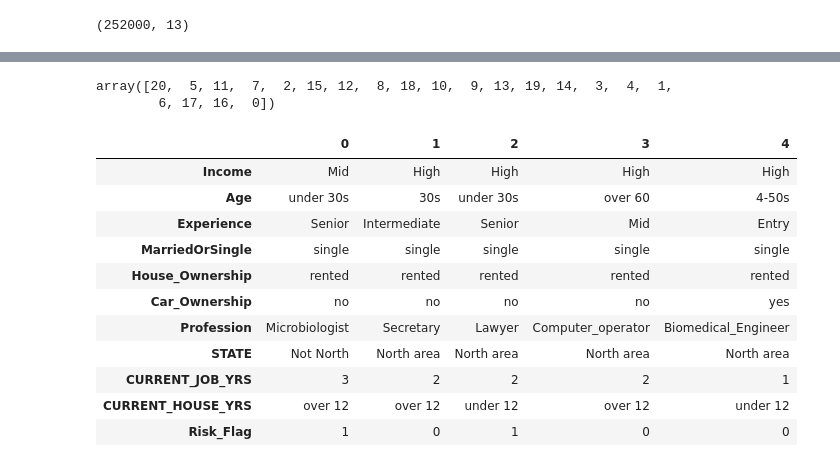
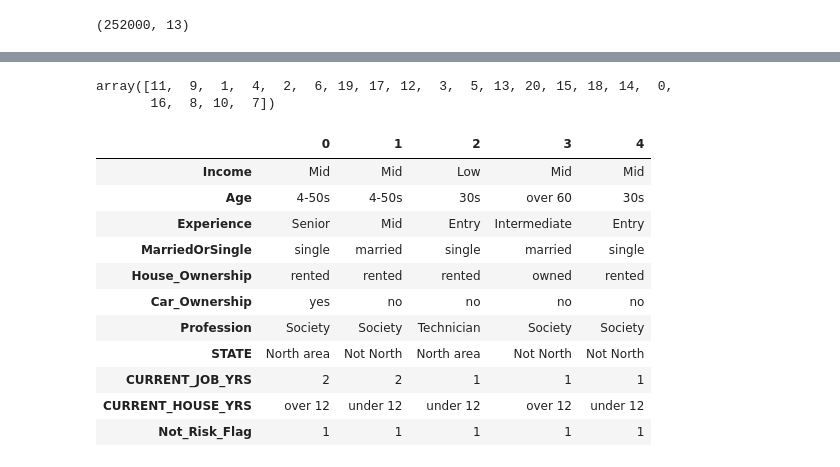
Before and after one commit to hwon-n/section2_project, a Jupyter notebook: section2_project_copy.ipynb, the cells around one changed output, grey strips where cells are left out. Cells and saved outputs as stored; diff of their text form; code cells hidden in the pictures.

```diff
--- a/section2_project_copy.ipynb
+++ b/section2_project_copy.ipynb
@@ -138,3 +138,6 @@ train = pd.read_csv('/content/drive/MyDrive/Training Data.csv')
 train.shape
 # %% [output]
 (252000, 13)
+# %%
+train = train.sample(n = 10000, random_state = 42)
+train.shape
@@ -141,8 +146,2 @@ train.shape
 # %%
 # train.profile_report()
-# %%
-train.rename(columns = {
-    'Id': 'ID',
-    'Married/Single': 'MarriedOrSingle'
-}, inplace = True)
-train.head().T
@@ -288,8 +290,8 @@ Name: Profession, dtype: int64
 # %%
 train.Experience.unique()
 # %% [output]
-array([20,  5, 11,  7,  2, 15, 12,  8, 18, 10,  9, 13, 19, 14,  3,  4,  1,
-        6, 17, 16,  0])
+array([11,  9,  1,  4,  2,  6, 19, 17, 12,  3,  5, 13, 20, 15, 18, 14,  0,
+       16,  8, 10,  7])
 # %%
 # feature engineering
 
@@ -324,6 +326,18 @@ def exp(exp):
     return 'Senior'
 
 
+def job(job):
+  tech = ['Software_Developer', 'Biomedical_Engineer', 'Computer_hardware_engineer', 'Technician', 'Civil_engineer', 'Industrial_Engineer', 'Mechanical_engineer', 'Computer_operator',
+          'Air_traffic_controller', 'Aviator', 'Drafter', 'Technology_specialist', 'Surveyor', 'Drafter']
+  science = ['Physician', 'Chemical_engineer', 'Scientist', 'Microbiologist', 'Biomedical_Engineer', 'Microbiologist', 'Petroleum_Engineer']
+
+  if job in tech:
+    return 'Technician'
+  elif job in science:
+    return 'Science'
+  else:
+    return 'Society'
+
 def job_year(year):
   if year < 5:
     return 1
@@ -332,47 +346,54 @@ def job_year(year):
   else:
     return 3
 
+
 def feature(df):
   cols = ['ID', 'CITY']
 
+  df.rename(columns = {
+      'Id': 'ID',
+      'Married/Single': 'MarriedOrSingle',
+      'Risk_Flag': 'Not_Risk_Flag'
+  }, inplace = True)
   df.drop(columns = cols, inplace = True)
   df.reset_index(drop = True, inplace = True)
 
   ranges = [-1.0, 0.4, 0.7, 1.0]
   label = ['Low', 'Mid', 'High']
 
 
   df.Age = df.Age.apply(age)
   df.Income = pd.cut(df.Income, bins = ranges, labels = label).astype('string')
   df.CURRENT_JOB_YRS = df.CURRENT_JOB_YRS.apply(job_year)
   df.STATE = df.STATE.apply(north)
   df.Experience = df.Experience.apply(exp)
-  # df.Profession = df.Profession.apply(job)
+  df.Profession = df.Profession.apply(job)
   df.CURRENT_HOUSE_YRS = df.CURRENT_HOUSE_YRS.apply(lambda x: 'over 12' if x > 12 else 'under 12')
+  df.Not_Risk_Flag = df.Not_Risk_Flag.apply(lambda x: 1 if x == 0 else 0)
 
   return df
 
 minmax = MinMaxScaler()
 
 train['Income'] = minmax.fit_transform(train[['Income']])
 val['Income'] = minmax.transform(val[['Income']])
 test['Income'] = minmax.transform(test[['Income']])
 
 train = feature(train)
 val = feature(val)
 test = feature(test)
 
 train.head().T
 # %% [output]
 |  | 0 | 1 | 2 | 3 | 4 |
-| Income | Mid | High | High | High | High |
-| Age | under 30s | 30s | under 30s | over 60 | 4-50s |
-| Experience | Senior | Intermediate | Senior | Mid | Entry |
-| MarriedOrSingle | single | single | single | single | single |
-| House_Ownership | rented | rented | rented | rented | rented |
-| Car_Ownership | no | no | no | no | yes |
-| Profession | Microbiologist | Secretary | Lawyer | Computer_operator | Biomedical_Engineer |
-| STATE | Not North | North area | North area | North area | North area |
-| CURRENT_JOB_YRS | 3 | 2 | 2 | 2 | 1 |
-| CURRENT_HOUSE_YRS | over 12 | over 12 | under 12 | over 12 | under 12 |
-| Risk_Flag | 1 | 0 | 1 | 0 | 0 |
+| Income | Mid | Mid | Low | Mid | Mid |
+| Age | 4-50s | 4-50s | 30s | over 60 | 30s |
+| Experience | Senior | Mid | Entry | Intermediate | Entry |
+| MarriedOrSingle | single | married | single | married | single |
+| House_Ownership | rented | rented | rented | owned | rented |
+| Car_Ownership | yes | no | no | no | no |
+| Profession | Society | Society | Technician | Society | Society |
+| STATE | North area | Not North | North area | Not North | Not North |
+| CURRENT_JOB_YRS | 2 | 2 | 1 | 1 | 1 |
+| CURRENT_HOUSE_YRS | over 12 | under 12 | under 12 | over 12 | under 12 |
+| Not_Risk_Flag | 1 | 1 | 1 | 1 | 1 |
```
Also changed, not shown: parts of 44 cells of this notebook.
